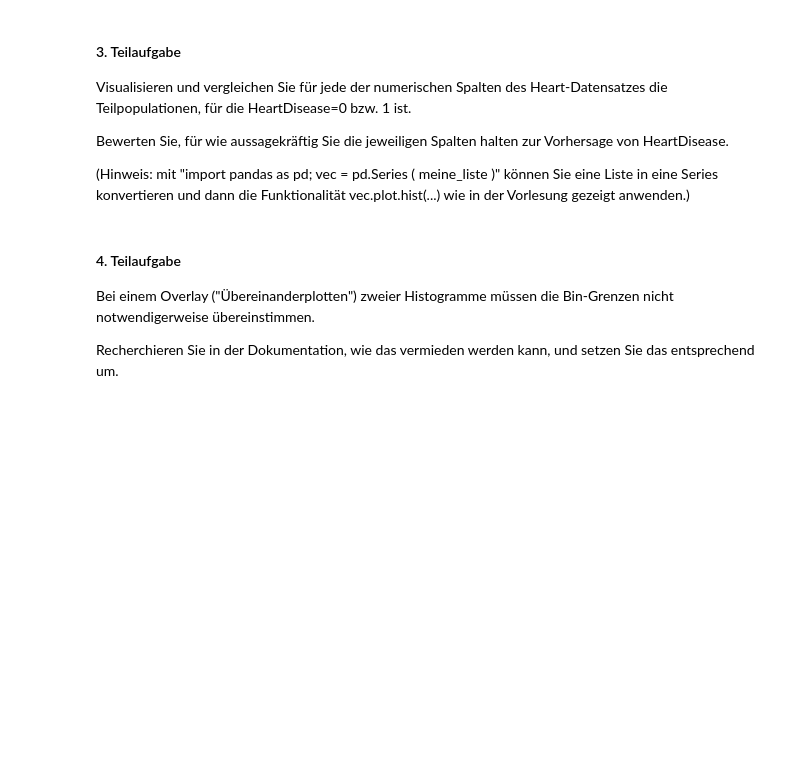
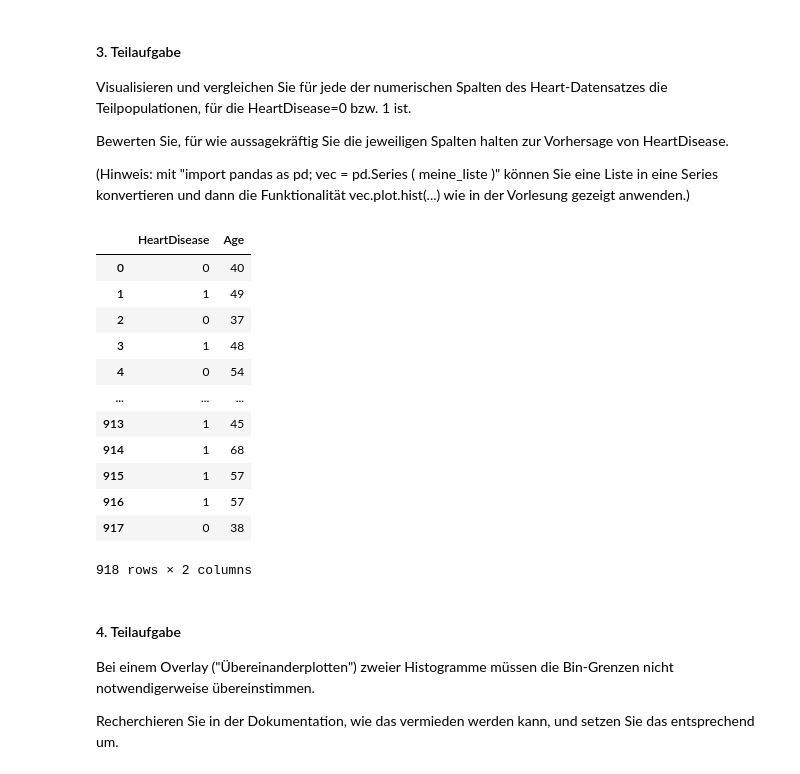
Before and after one commit to MartinElsaesser/data-science, a Jupyter notebook: exercises/exercise1/exercise1.ipynb, the cells around one changed output. Cells and saved outputs as stored; diff of their text form; code cells hidden in the pictures; blank space fills up the shorter version.

```diff
--- a/exercises/exercise1/exercise1.ipynb
+++ b/exercises/exercise1/exercise1.ipynb
@@ -64,6 +64,24 @@ Visualisieren und vergleichen Sie für jede der numerischen Spalten des Heart-Da
 Bewerten Sie, für wie aussagekräftig Sie die jeweiligen Spalten halten zur Vorhersage von HeartDisease.
 
 (Hinweis: mit "import pandas as pd; vec = pd.Series ( meine_liste )" können Sie eine Liste in eine Series konvertieren und dann die Funktionalität vec.plot.hist(...) wie in der Vorlesung gezeigt anwenden.)
+# %%
+import pandas as pd
+df_heart = pd.read_csv('datasets/heart.csv')
+df_heart[["HeartDisease", "Age"]]
+# %% [output]
+|  | HeartDisease | Age |
+| 0 | 0 | 40 |
+| 1 | 1 | 49 |
+| 2 | 0 | 37 |
+| 3 | 1 | 48 |
+| 4 | 0 | 54 |
+| ... | ... | ... |
+| 913 | 1 | 45 |
+| 914 | 1 | 68 |
+| 915 | 1 | 57 |
+| 916 | 1 | 57 |
+| 917 | 0 | 38 |
+918 rows × 2 columns
 # %% [markdown]
 #### 4. Teilaufgabe
 
```
